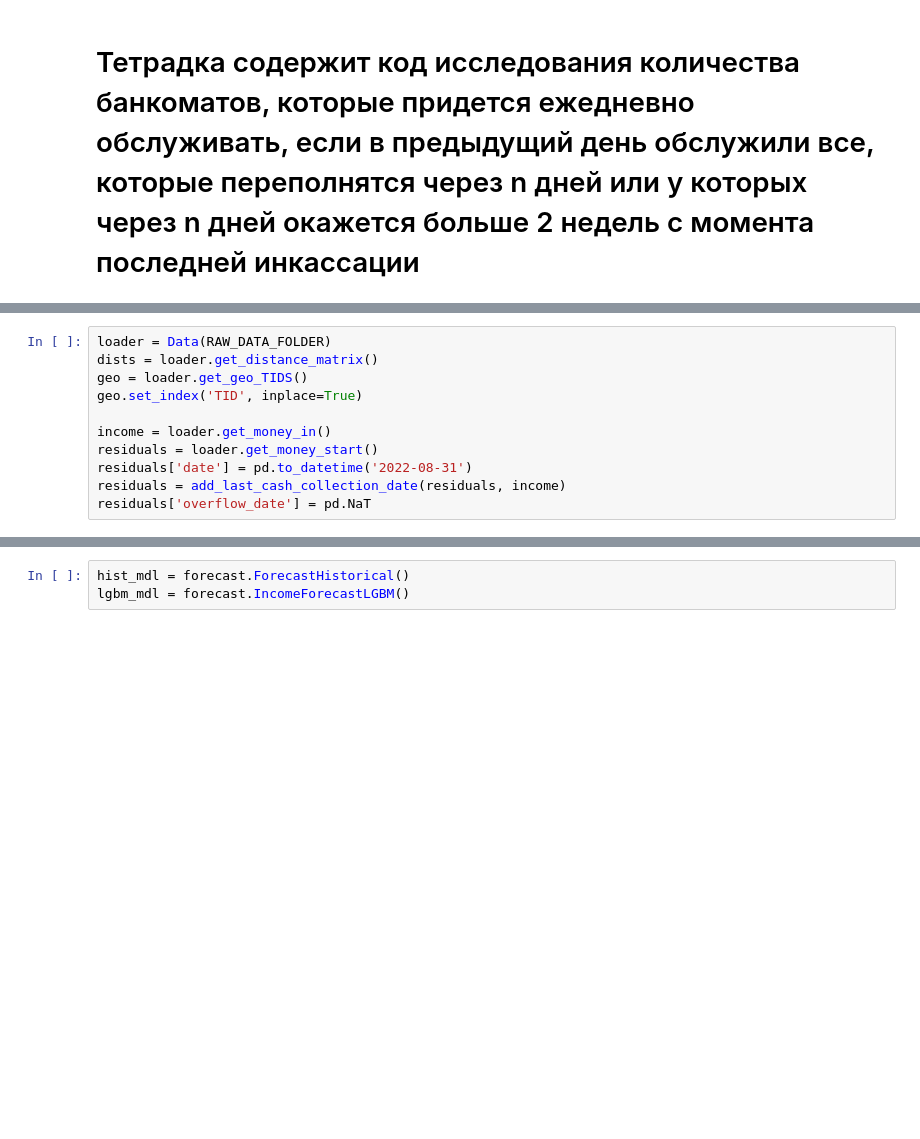
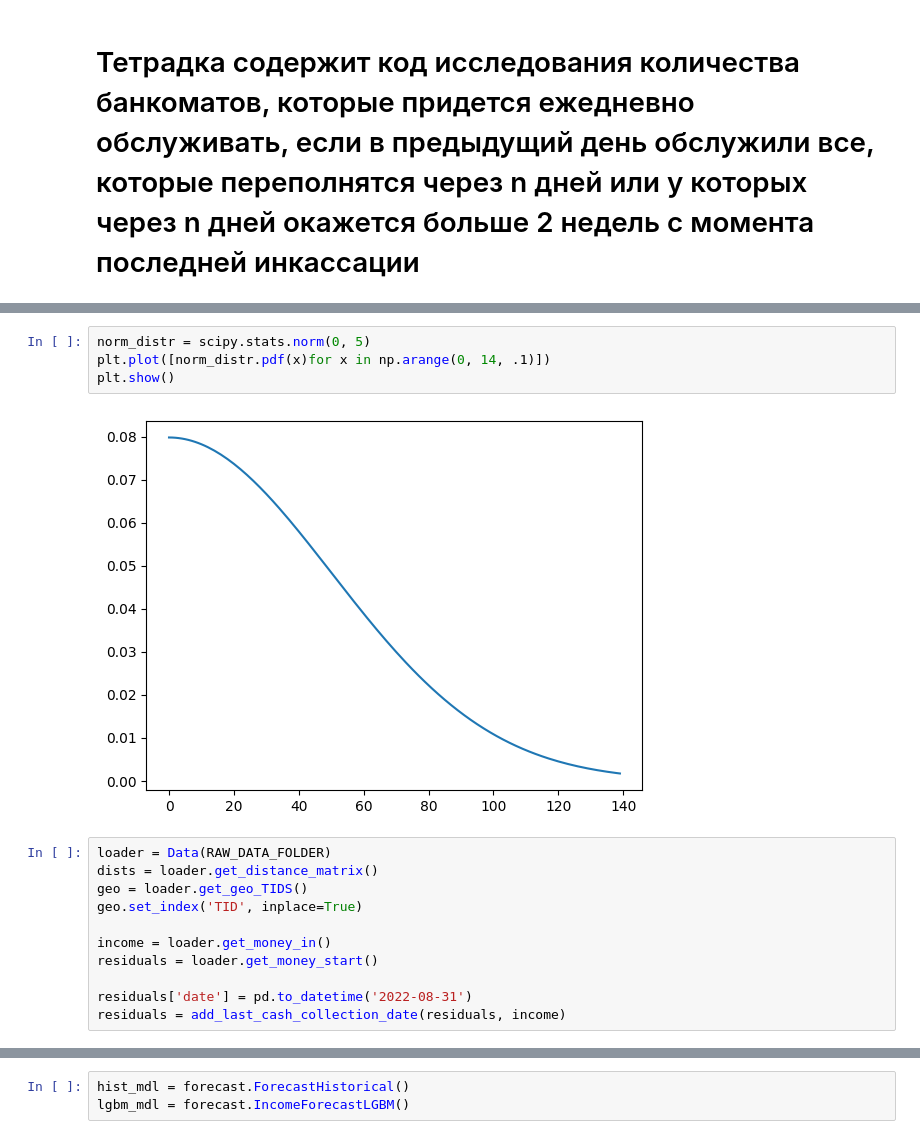
Before and after one commit to SerSmith/bank_schedule, a Jupyter notebook: notebooks/overload_researches.ipynb, the cells around one changed output, grey strips where cells are left out. Cells and saved outputs as stored; diff of their text form; blank space fills up the shorter version.

```diff
--- a/notebooks/overload_researches.ipynb
+++ b/notebooks/overload_researches.ipynb
@@ -139,3 +258,9 @@ def add_deadline_soon_flag(residuals: pd.DataFrame,
+# %%
+norm_distr = scipy.stats.norm(0, 5)
+plt.plot([norm_distr.pdf(x)for x in np.arange(0, 14, .1)])
+plt.show()
+# %% [output]
+[figure, added]
 # %%
 loader = Data(RAW_DATA_FOLDER)
 dists = loader.get_distance_matrix()
@@ -144,6 +269,6 @@ geo.set_index('TID', inplace=True)
 
 income = loader.get_money_in()
 residuals = loader.get_money_start()
+
 residuals['date'] = pd.to_datetime('2022-08-31')
 residuals = add_last_cash_collection_date(residuals, income)
-residuals['overflow_date'] = pd.NaT
```
Also changed, not shown: parts of 21 cells of this notebook, 2 other files.
